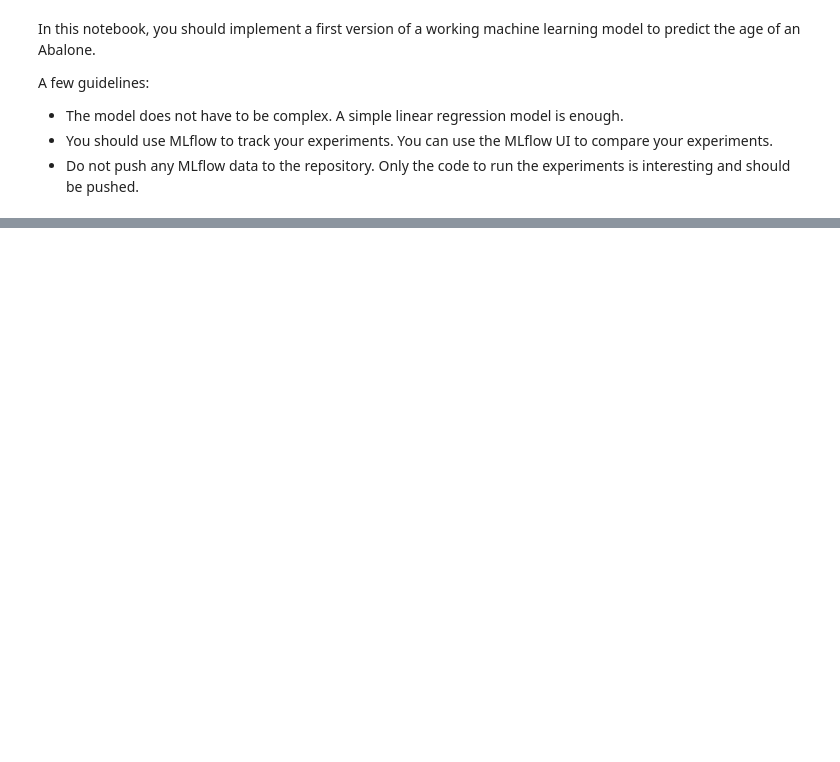
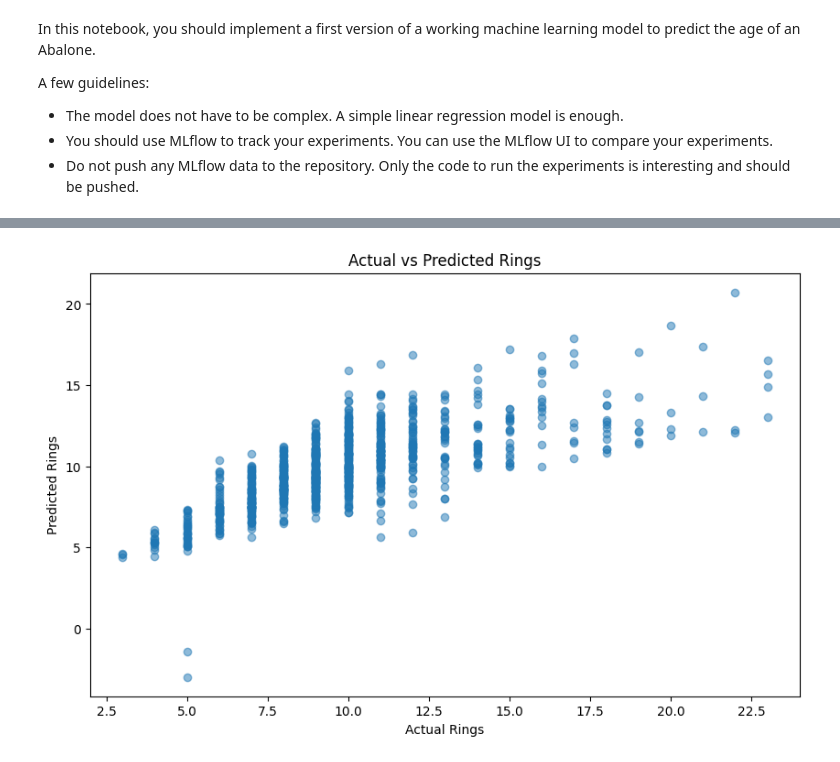
Before and after one commit to auggy-ntn/xhec-mlops-2025-project, a Jupyter notebook: notebooks/modelling.ipynb, the cells around one changed output, grey strips where cells are left out. Drawn from its saved outputs; the diff is of its cells as text; code cells hidden in the pictures; blank space fills up the shorter version.

```diff
--- a/notebooks/modelling.ipynb
+++ b/notebooks/modelling.ipynb
@@ -50,8 +54,10 @@ with open('../models/linear_regression_model.pkl', 'wb') as f:
 # %%
 #plot the predicted vs actual values
 plt.figure(figsize=(10, 6))
 plt.scatter(y_test, y, alpha=0.5)
-plt.xlabel('Actual Age')
-plt.ylabel('Predicted Age')
-plt.title('Actual vs Predicted Age')
+plt.xlabel('Actual Rings')
+plt.ylabel('Predicted Rings')
+plt.title('Actual vs Predicted Rings')
 plt.show()
+# %% [output]
+[figure, added]
```
Also changed, not shown: parts of 2 cells of this notebook, 1 other file.
